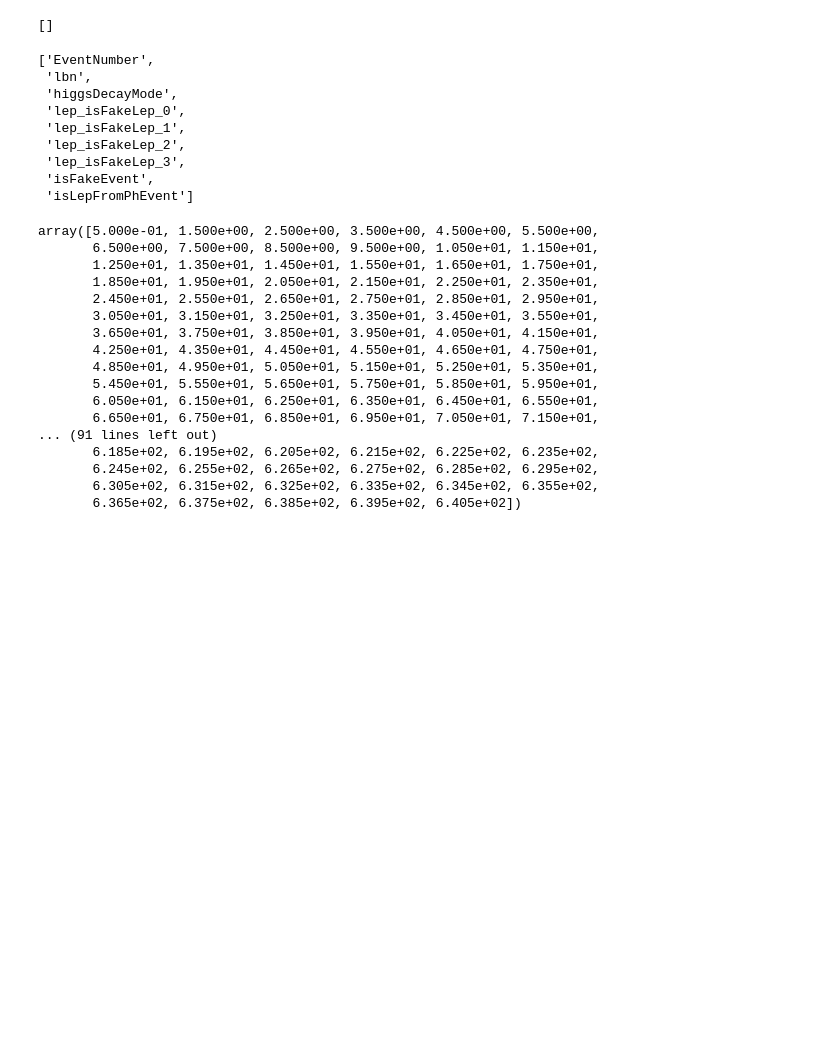
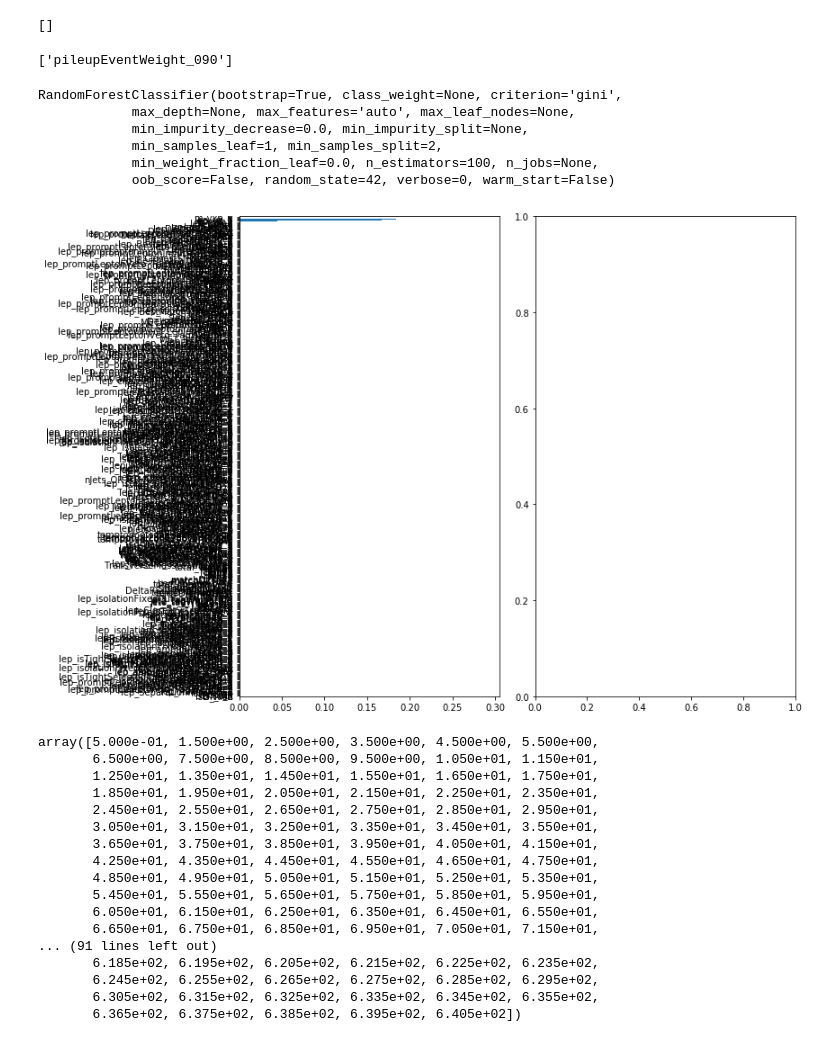
Before and after one commit to grevtsovkirill/trilep_res_anomaly_nn, a Jupyter notebook: display_effect.ipynb, the cells around one changed output. Saved outputs shown, nothing was run; the diff lists cells and outputs as text; code cells hidden in the pictures; blank space fills up the shorter version.

Commit message:
add random forest fit model and ranking of the cleaned features

```diff
--- a/display_effect.ipynb
+++ b/display_effect.ipynb
@@ -257,20 +249,12 @@ clf = RandomForestClassifier(n_estimators=100, random_state=42)
 # %%
-X0=list_branch_to_remove(X_noTr,['lbn','isFake','EventNumber','isLepFromPhEvent','higgsDecayMode'])
+X0=list_branch_to_remove(X_noTr,['pileupEventWeight_090'])
 #,'isBrems','isTruth','isQMisID','isExtConv','isConv','isIntConv','isISR''isttGamma']
 # %%
 X0
 # %% [output]
-['EventNumber',
- 'lbn',
- 'higgsDecayMode',
- 'lep_isFakeLep_0',
- 'lep_isFakeLep_1',
- 'lep_isFakeLep_2',
- 'lep_isFakeLep_3',
- 'isFakeEvent',
- 'isLepFromPhEvent']
+['pileupEventWeight_090']
 # %%
 X_noTr= X_noTr.drop(X0,axis=1)
 #['lep_truthType_0'].head()#
 # %%
-#X_noTr=X_noTr.drop(['mc_channel_number'],axis=1)
+X_noTr=X_noTr.drop(['RunNumber'],axis=1)
@@ -277,20 +263,29 @@ X_noTr= X_noTr.drop(X0,axis=1)
 # %%
 clf.fit(X_noTr, y)
+# %% [output]
+RandomForestClassifier(bootstrap=True, class_weight=None, criterion='gini',
+            max_depth=None, max_features='auto', max_leaf_nodes=None,
+            min_impurity_decrease=0.0, min_impurity_split=None,
+            min_samples_leaf=1, min_samples_split=2,
+            min_weight_fraction_leaf=0.0, n_estimators=100, n_jobs=None,
+            oob_score=False, random_state=42, verbose=0, warm_start=False)
 # %%
 tree_importance_sorted_idx = np.argsort(clf.feature_importances_)
 tree_indices = np.arange(0, len(clf.feature_importances_)) + 0.5
 #tree_indices = np.arange(0, 20)
 
 
 
 fig, (ax1, ax2) = plt.subplots(1, 2, figsize=(12, 8))
 ax1.barh(tree_indices,
          clf.feature_importances_[tree_importance_sorted_idx], height=0.7)
 ax1.set_yticklabels(X_noTr.columns[tree_importance_sorted_idx])
 ax1.set_yticks(tree_indices)
-ax1.set_ylim((500, len(clf.feature_importances_)))
+ax1.set_ylim((0, len(clf.feature_importances_)))
 fig.tight_layout()
 plt.show()
+# %% [output]
+[figure, added]
 # %%
 tree_indices
 # %% [output]
```
Also changed, not shown: parts of 5 cells of this notebook.
